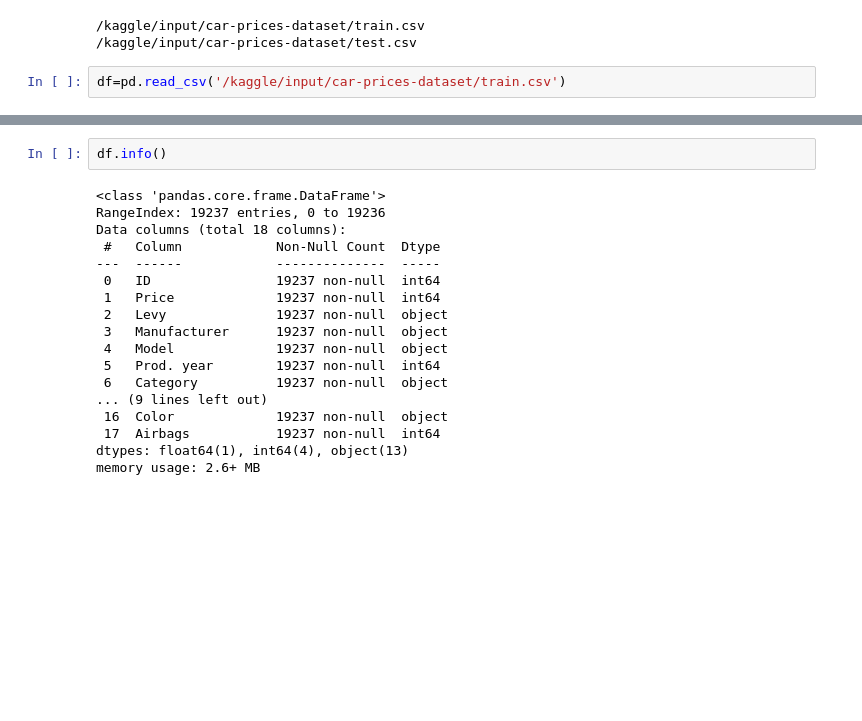
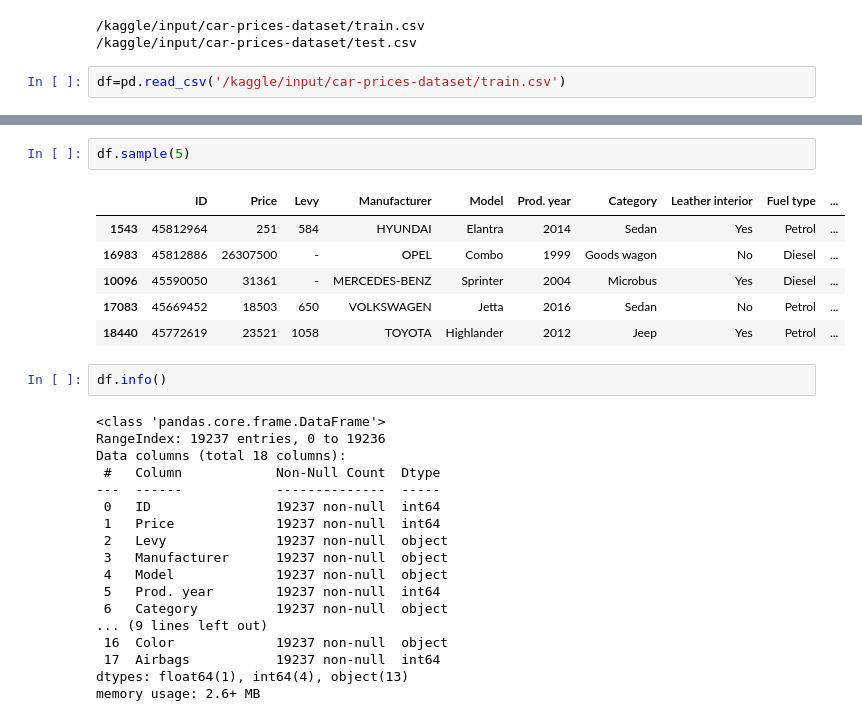
Before and after one commit to devpatel0005/Car-Price-Prediction-using-ANN, a Jupyter notebook: Car_Price_Prediction_using_ANN.ipynb, the cells around one changed output, grey strips where cells are left out. Saved outputs shown, nothing was run; the diff lists cells and outputs as text; blank space fills up the shorter version.

```diff
--- a/Car_Price_Prediction_using_ANN.ipynb
+++ b/Car_Price_Prediction_using_ANN.ipynb
@@ -33,3 +33,12 @@ df.sample(5)
+# %%
+df.sample(5)
+# %% [output]
+|  | ID | Price | Levy | Manufacturer | Model | Prod. year | Category | Leather interior | Fuel type | ... |
+| 1543 | 45812964 | 251 | 584 | HYUNDAI | Elantra | 2014 | Sedan | Yes | Petrol | ... |
+| 16983 | 45812886 | 26307500 | - | OPEL | Combo | 1999 | Goods wagon | No | Diesel | ... |
+| 10096 | 45590050 | 31361 | - | MERCEDES-BENZ | Sprinter | 2004 | Microbus | Yes | Diesel | ... |
+| 17083 | 45669452 | 18503 | 650 | VOLKSWAGEN | Jetta | 2016 | Sedan | No | Petrol | ... |
+| 18440 | 45772619 | 23521 | 1058 | TOYOTA | Highlander | 2012 | Jeep | Yes | Petrol | ... |
 # %%
 df.info()
 # %% [output]
```
Also changed, not shown: parts of 19 cells of this notebook.
